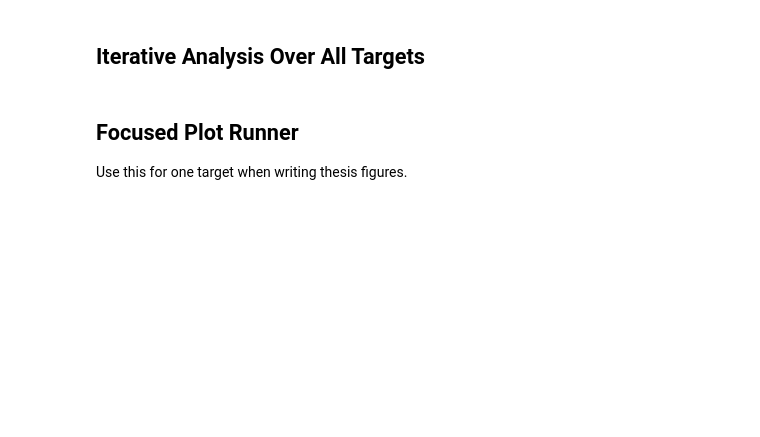
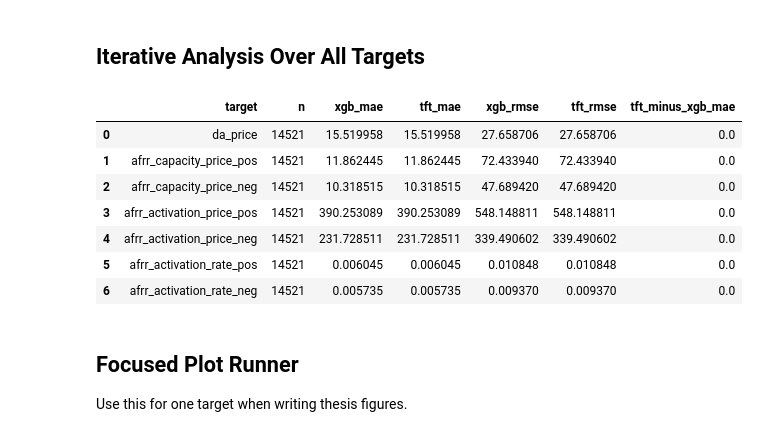
Before and after one commit to lgiesen/energy_trading, a Jupyter notebook: notebooks/prediction_deepdive_analysis.ipynb, the cells around one changed output. Saved outputs shown, nothing was run; the diff lists cells and outputs as text; code cells hidden in the pictures; blank space fills up the shorter version.

```diff
--- a/notebooks/prediction_deepdive_analysis.ipynb
+++ b/notebooks/prediction_deepdive_analysis.ipynb
@@ -289,7 +389,7 @@ def _highest_vol_window(df: pd.DataFrame, value_col: str = 'y_true', window_days
     return start_ts, end_ts
 
 
-def plot_time_slice_with_bands(df: pd.DataFrame, target_name: str, start: str | pd.Timestamp | None = None, end: str | pd.Timestamp | None = None, window_days_if_auto: int = 7):
+def plot_time_slice_with_bands(df: pd.DataFrame, target_name: str, start=None, end=None, window_days_if_auto: int = 7):
     d = df.copy()
     d = d.sort_values('timestamp')
 
@@ -486,37 +590,46 @@ def compute_summary_stats(df: pd.DataFrame, target_name: str) -> dict[str, Any]:
     return out
 
 
-def run_full_target_deepdive(targets: list[str] | None = None, split: str = SPLIT, lead_time: int = LEAD_TIME, plot_each: bool = True) -> pd.DataFrame:
+def run_full_target_deepdive(targets=None, split: str = SPLIT, lead_time: int = LEAD_TIME, plot_each: bool = True) -> pd.DataFrame:
     targets = targets or TARGET_ORDER
     rows = []
 
     for target_name in targets:
         try:
             df = load_and_align_predictions(
                 target_name=target_name,
                 xgb_run_dir=XGB_RUN_DIR,
                 tft_run_dir=TFT_RUN_DIR,
                 split=split,
                 lead_time=lead_time,
                 truth_path_override=TRUTH_PATH_OVERRIDE,
             )
             rows.append(compute_summary_stats(df, target_name=target_name))
 
             if plot_each:
                 plot_time_slice_with_bands(df, target_name=target_name)
                 plot_residual_histograms(df, target_name=target_name)
                 plot_predicted_vs_actual_scatter(df, target_name=target_name)
                 plot_temporal_error_heatmaps(df, target_name=target_name)
                 display(quantile_crossing_report(df))
                 plot_activation_rate_distribution(df, target_name=target_name)
         except Exception as e:
             rows.append({'target': target_name, 'n': 0, 'error': str(e)})
 
     return pd.DataFrame(rows)
 
 
 summary_df = run_full_target_deepdive(plot_each=False)
 summary_df
+# %% [output]
+|  | target | n | xgb_mae | tft_mae | xgb_rmse | tft_rmse | tft_minus_xgb_mae |
+| 0 | da_price | 14521 | 15.519958 | 15.519958 | 27.658706 | 27.658706 | 0.0 |
+| 1 | afrr_capacity_price_pos | 14521 | 11.862445 | 11.862445 | 72.433940 | 72.433940 | 0.0 |
+| 2 | afrr_capacity_price_neg | 14521 | 10.318515 | 10.318515 | 47.689420 | 47.689420 | 0.0 |
+| 3 | afrr_activation_price_pos | 14521 | 390.253089 | 390.253089 | 548.148811 | 548.148811 | 0.0 |
+| 4 | afrr_activation_price_neg | 14521 | 231.728511 | 231.728511 | 339.490602 | 339.490602 | 0.0 |
+| 5 | afrr_activation_rate_pos | 14521 | 0.006045 | 0.006045 | 0.010848 | 0.010848 | 0.0 |
+| 6 | afrr_activation_rate_neg | 14521 | 0.005735 | 0.005735 | 0.009370 | 0.009370 | 0.0 |
 # %% [markdown]
 ## Focused Plot Runner
 Use this for one target when writing thesis figures.
```
Also changed, not shown: parts of 5 cells of this notebook, 1 other file.
